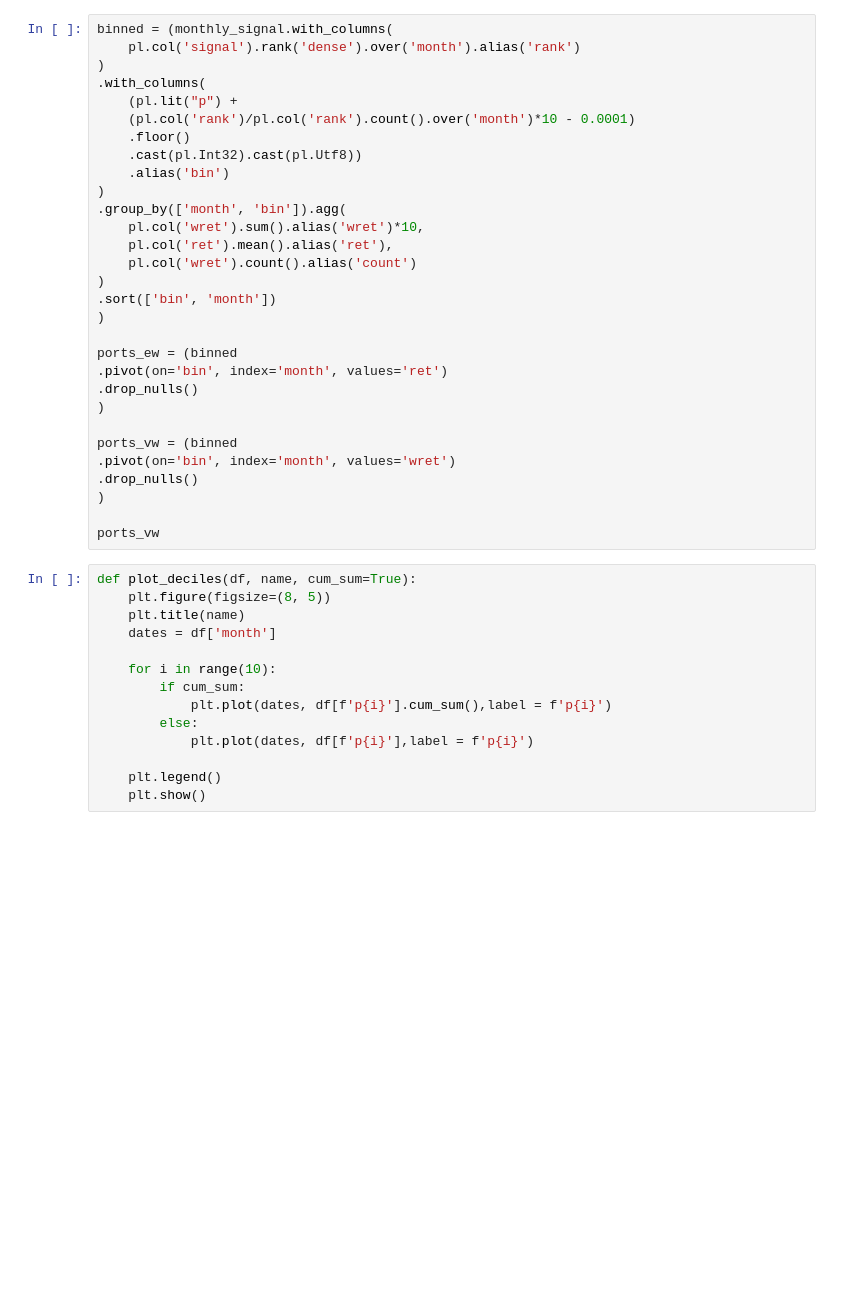
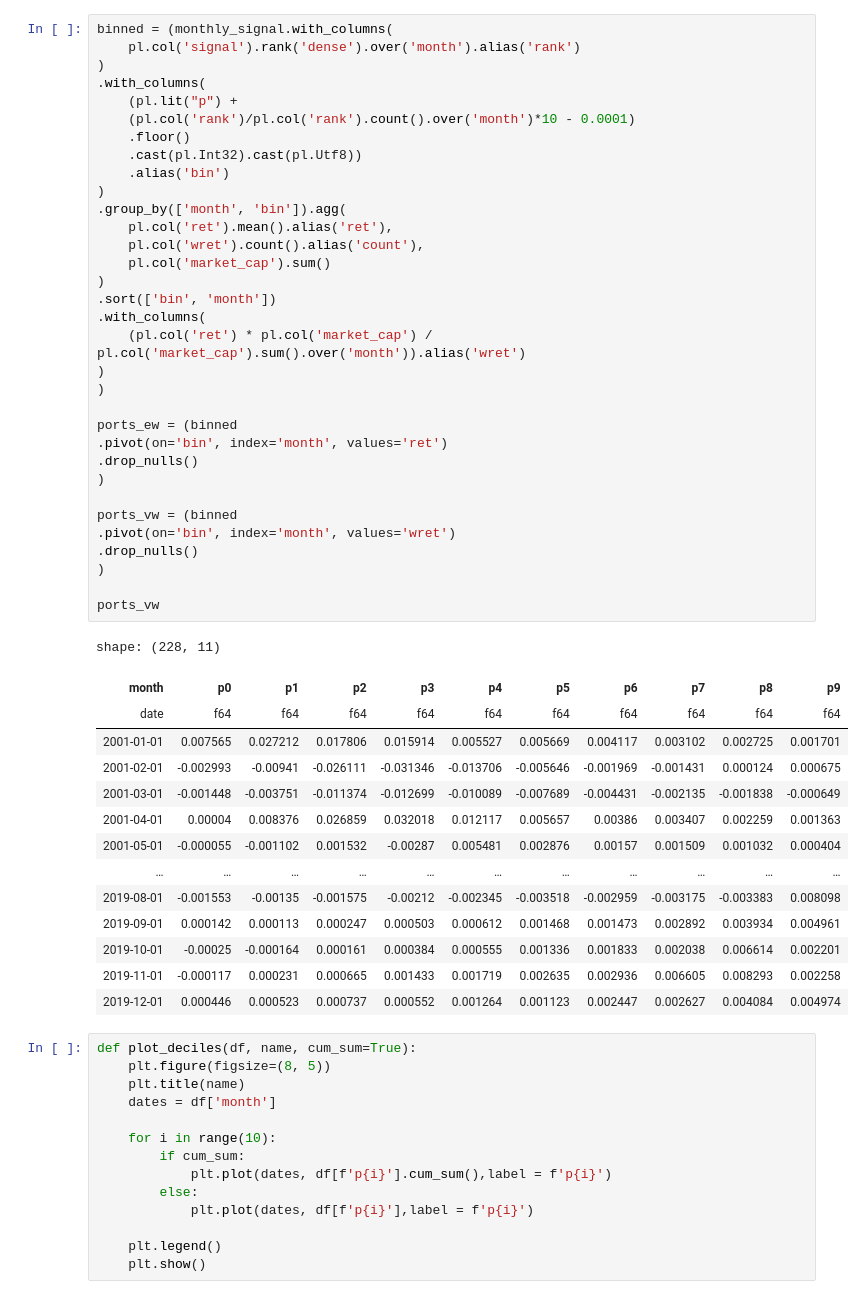
Before and after one commit to rvance1/factor-momentum, a Jupyter notebook: notebooks/backtest-plots.ipynb, the cells around one changed output. Cells and saved outputs as stored; diff of their text form; blank space fills up the shorter version.

```diff
--- a/notebooks/backtest-plots.ipynb
+++ b/notebooks/backtest-plots.ipynb
@@ -45,33 +56,51 @@ benchmark
 # %%
 binned = (monthly_signal.with_columns(
     pl.col('signal').rank('dense').over('month').alias('rank')
 )
 .with_columns(
     (pl.lit("p") +
     (pl.col('rank')/pl.col('rank').count().over('month')*10 - 0.0001)
     .floor()
     .cast(pl.Int32).cast(pl.Utf8))
     .alias('bin')
 )
 .group_by(['month', 'bin']).agg(
-    pl.col('wret').sum().alias('wret')*10,
     pl.col('ret').mean().alias('ret'),
-    pl.col('wret').count().alias('count')
+    pl.col('wret').count().alias('count'),
+    pl.col('market_cap').sum()
 )
 .sort(['bin', 'month'])
+.with_columns(
+    (pl.col('ret') * pl.col('market_cap') / pl.col('market_cap').sum().over('month')).alias('wret')
+)
 )
 
 ports_ew = (binned
 .pivot(on='bin', index='month', values='ret')
 .drop_nulls()
 )
 
 ports_vw = (binned
 .pivot(on='bin', index='month', values='wret')
 .drop_nulls()
 )
 
 ports_vw
+# %% [output]
+shape: (228, 11)
+| month | p0 | p1 | p2 | p3 | p4 | p5 | p6 | p7 | p8 | p9 |
+| date | f64 | f64 | f64 | f64 | f64 | f64 | f64 | f64 | f64 | f64 |
+| 2001-01-01 | 0.007565 | 0.027212 | 0.017806 | 0.015914 | 0.005527 | 0.005669 | 0.004117 | 0.003102 | 0.002725 | 0.001701 |
+| 2001-02-01 | -0.002993 | -0.00941 | -0.026111 | -0.031346 | -0.013706 | -0.005646 | -0.001969 | -0.001431 | 0.000124 | 0.000675 |
+| 2001-03-01 | -0.001448 | -0.003751 | -0.011374 | -0.012699 | -0.010089 | -0.007689 | -0.004431 | -0.002135 | -0.001838 | -0.000649 |
+| 2001-04-01 | 0.00004 | 0.008376 | 0.026859 | 0.032018 | 0.012117 | 0.005657 | 0.00386 | 0.003407 | 0.002259 | 0.001363 |
+| 2001-05-01 | -0.000055 | -0.001102 | 0.001532 | -0.00287 | 0.005481 | 0.002876 | 0.00157 | 0.001509 | 0.001032 | 0.000404 |
+| … | … | … | … | … | … | … | … | … | … | … |
+| 2019-08-01 | -0.001553 | -0.00135 | -0.001575 | -0.00212 | -0.002345 | -0.003518 | -0.002959 | -0.003175 | -0.003383 | 0.008098 |
+| 2019-09-01 | 0.000142 | 0.000113 | 0.000247 | 0.000503 | 0.000612 | 0.001468 | 0.001473 | 0.002892 | 0.003934 | 0.004961 |
+| 2019-10-01 | -0.00025 | -0.000164 | 0.000161 | 0.000384 | 0.000555 | 0.001336 | 0.001833 | 0.002038 | 0.006614 | 0.002201 |
+| 2019-11-01 | -0.000117 | 0.000231 | 0.000665 | 0.001433 | 0.001719 | 0.002635 | 0.002936 | 0.006605 | 0.008293 | 0.002258 |
+| 2019-12-01 | 0.000446 | 0.000523 | 0.000737 | 0.000552 | 0.001264 | 0.001123 | 0.002447 | 0.002627 | 0.004084 | 0.004974 |
 # %%
 def plot_deciles(df, name, cum_sum=True):
     plt.figure(figsize=(8, 5))
```
Also changed, not shown: parts of 12 cells of this notebook, 4 other files.
